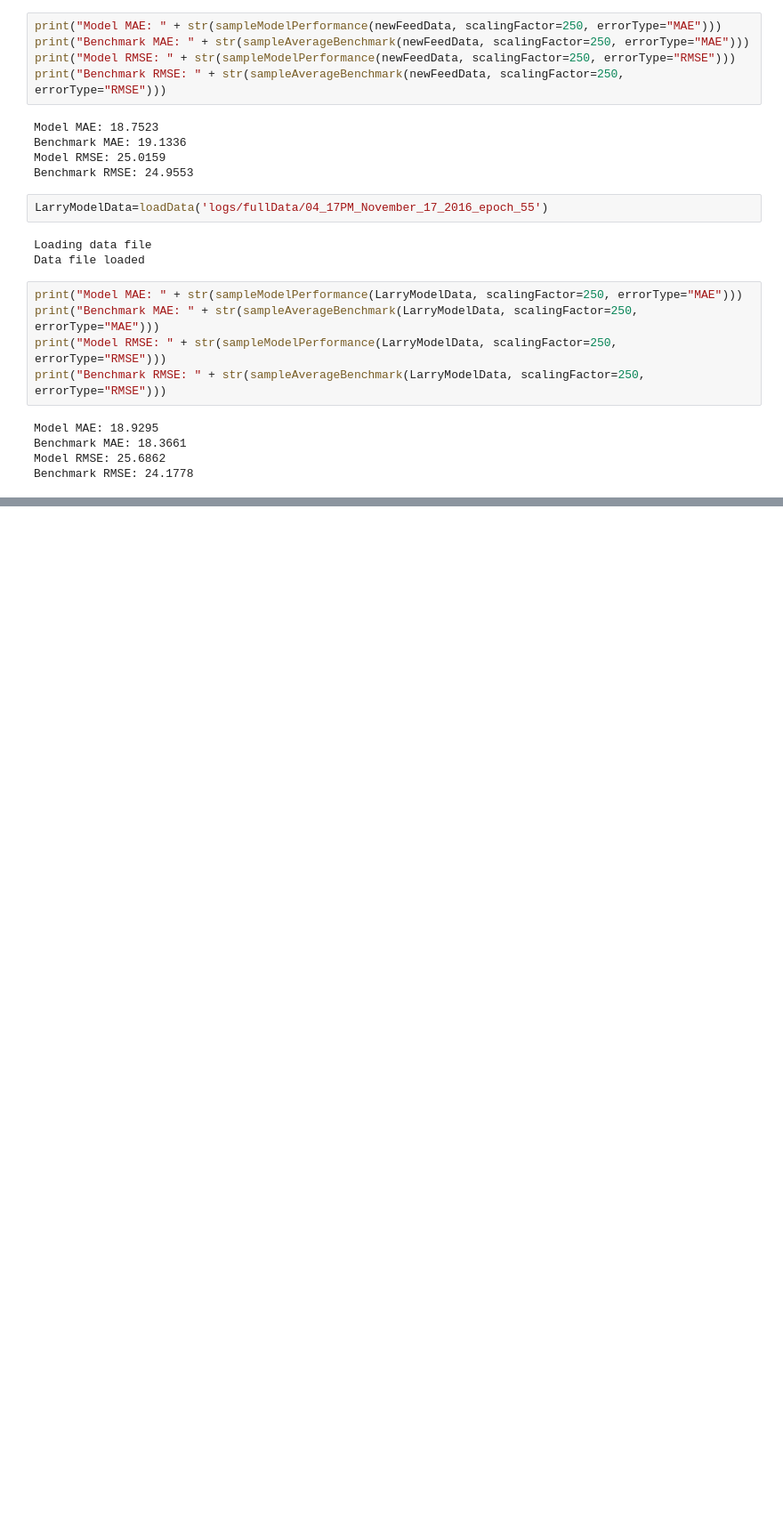
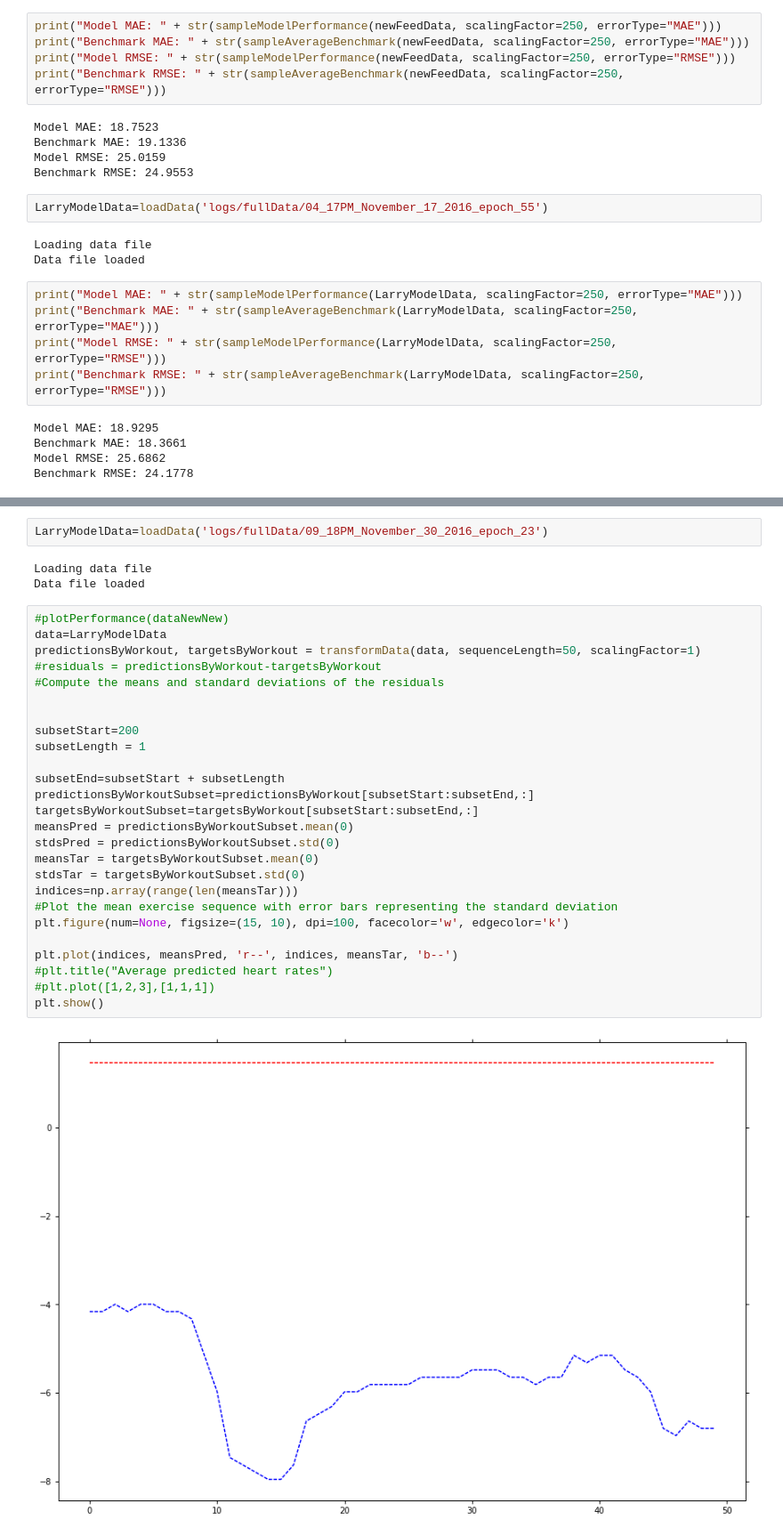
Before and after one commit to Epist/endomondo_inference, a Jupyter notebook: testPlotting.ipynb, the cells around one changed output, grey strips where cells are left out. Shown at 89% size. Cells and saved outputs as stored; diff of their text form; blank space fills up the shorter version.

```diff
--- a/testPlotting.ipynb
+++ b/testPlotting.ipynb
@@ -303,0 +373,33 @@ Benchmark RMSE: 24.1778
+# %%
+LarryModelData=loadData('logs/fullData/09_18PM_November_30_2016_epoch_23')
+# %% [output]
+Loading data file
+Data file loaded
+# %%
+#plotPerformance(dataNewNew)
+data=LarryModelData
+predictionsByWorkout, targetsByWorkout = transformData(data, sequenceLength=50, scalingFactor=1)
+#residuals = predictionsByWorkout-targetsByWorkout
+#Compute the means and standard deviations of the residuals
+
+
+subsetStart=200
+subsetLength = 1
+
+subsetEnd=subsetStart + subsetLength
+predictionsByWorkoutSubset=predictionsByWorkout[subsetStart:subsetEnd,:]
+targetsByWorkoutSubset=targetsByWorkout[subsetStart:subsetEnd,:]
+meansPred = predictionsByWorkoutSubset.mean(0)
+stdsPred = predictionsByWorkoutSubset.std(0)
+meansTar = targetsByWorkoutSubset.mean(0)
+stdsTar = targetsByWorkoutSubset.std(0)
+indices=np.array(range(len(meansTar)))
+#Plot the mean exercise sequence with error bars representing the standard deviation
+plt.figure(num=None, figsize=(15, 10), dpi=100, facecolor='w', edgecolor='k')
+
+plt.plot(indices, meansPred, 'r--', indices, meansTar, 'b--')
+#plt.title("Average predicted heart rates")
+#plt.plot([1,2,3],[1,1,1])
+plt.show()
+# %% [output]
+[figure, added]
```
Also changed, not shown: parts of 12 cells of this notebook, 50 other files.
